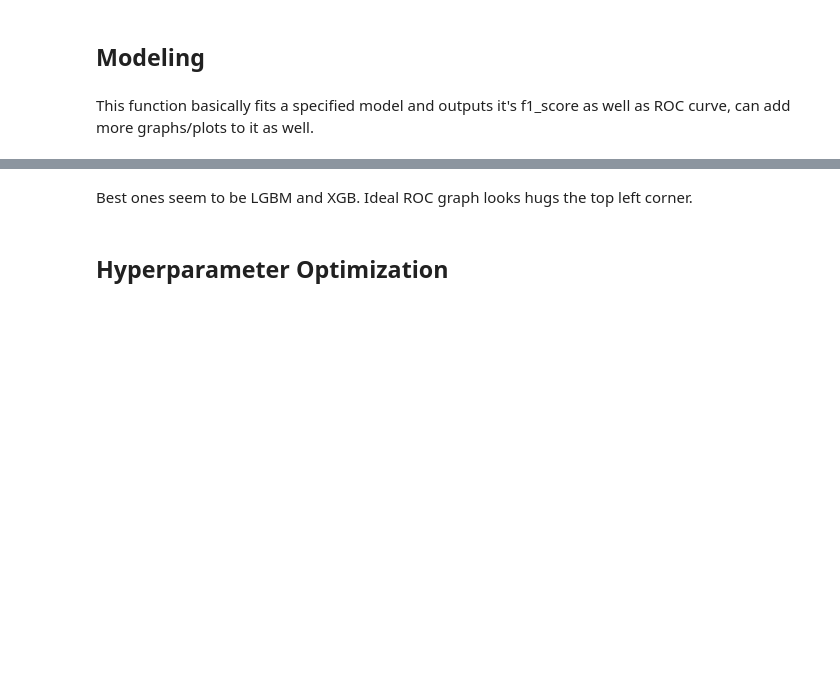
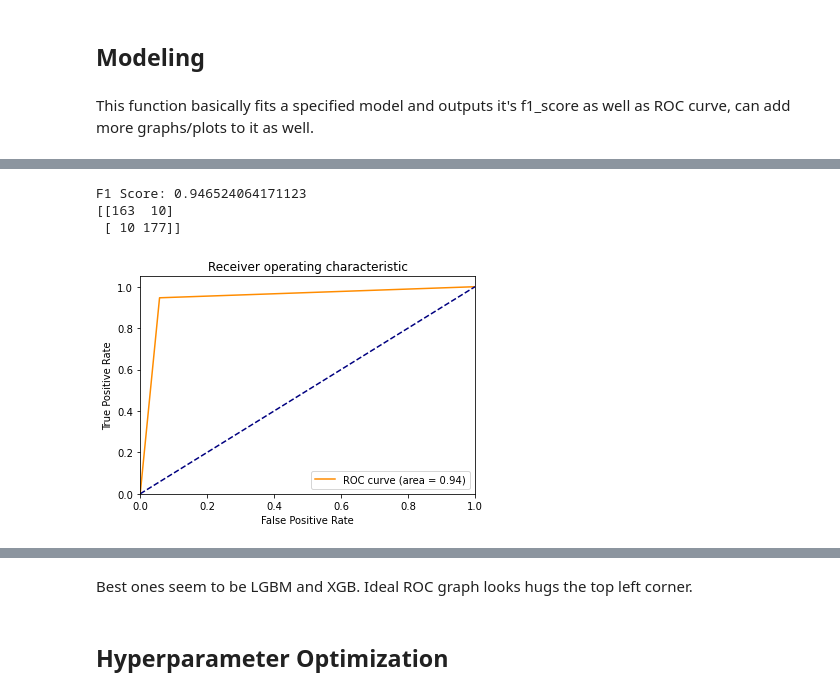
Before and after one commit to AguirreMoy/HtMFall2021-Corona, a Jupyter notebook: Challenge1/EMBER_roland.ipynb, the cells around one changed output, grey strips where cells are left out. Cells and saved outputs as stored; diff of their text form; code cells hidden in the pictures; blank space fills up the shorter version.

```diff
--- a/Challenge1/EMBER_roland.ipynb
+++ b/Challenge1/EMBER_roland.ipynb
@@ -219,7 +191,7 @@ df = df_undersampled #make it a new df
 # %%
-X = df.drop('category', axis=1) #X is everything but the 'category' col
+# X = df.drop('category', axis=1) #X is everything but the 'category' col
 # %%
-y = df['category'] #y is just the target column
+# y = df['category'] #y is just the target column
 # %%
-X = X._get_numeric_data() #drop all nonnumeric ones (for now?)
+# X = X._get_numeric_data() #drop all nonnumeric ones (for now?)
 # %%
@@ -237,8 +209,8 @@ X_train, X_test, y_train, y_test = train_test_split(X, y, test_size=0.2) #train
 # %%
-# fs = SelectKBest(score_func=f_classif, k=600) #THIS K IS HOW MANY FEATURES YOU WANT
-# fs.fit(X_train, y_train)
-# mask = fs.get_support()
-# new_features = X_train.columns[mask]
+fs = SelectKBest(score_func=f_classif, k=600) #THIS K IS HOW MANY FEATURES YOU WANT
+fs.fit(X_train, y_train)
+mask = fs.get_support()
+new_features = X_train.columns[mask]
 # %%
 # X_train_fs = X_train[new_features]
 # X_test_fs = X_test[new_features]
@@ -294,4 +271,9 @@ modeler(lr)
 # %%
-# lgbm = lgb.LGBMClassifier()
-# modeler(lgbm)
+lgbm = lgb.LGBMClassifier()
+modeler(lgbm)
+# %% [output]
+F1 Score: 0.946524064171123
+[[163  10]
+ [ 10 177]]
+[figure, added]
 # %%
```
Also changed, not shown: parts of 56 cells of this notebook, 2 other files.
